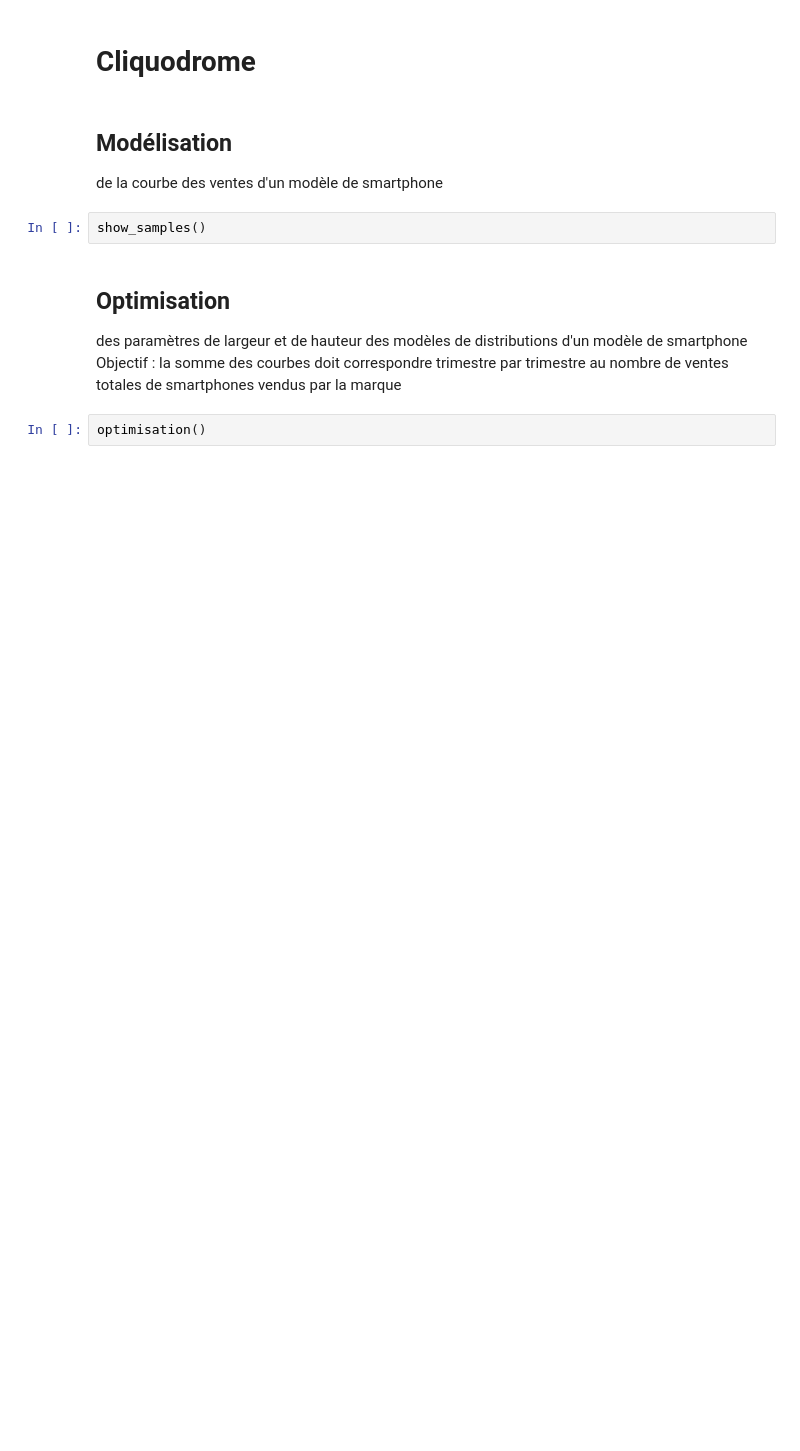
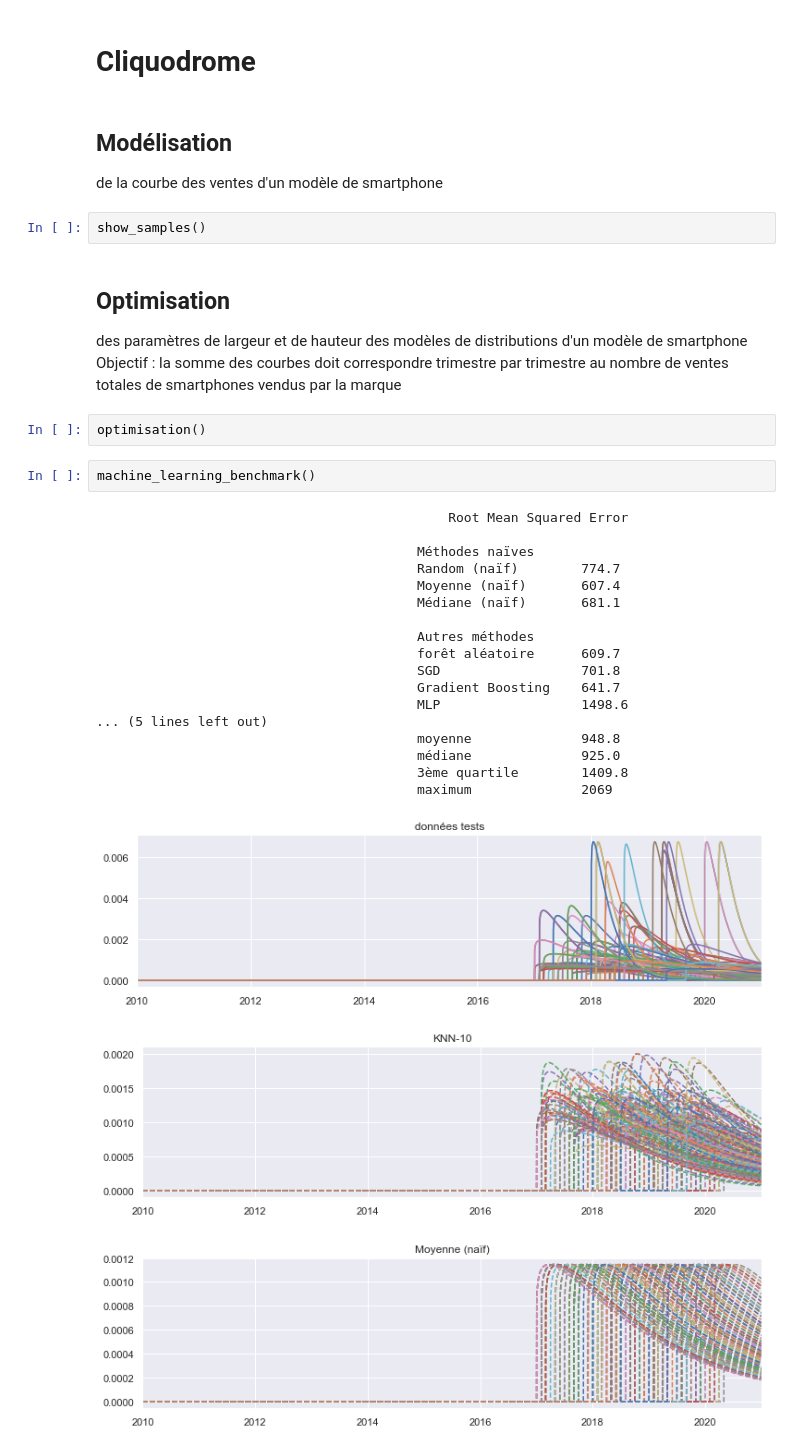
Before and after one commit to usernamedjpris/obsolescence_prediction, a Jupyter notebook: application.ipynb, the cells around one changed output. Cells and saved outputs as stored; diff of their text form; blank space fills up the shorter version.

Commit message:
premier jet affichage benchmark

```diff
--- a/application.ipynb
+++ b/application.ipynb
@@ -390,3 +663,26 @@ des paramètres de largeur et de hauteur des modèles de distributions d'un mod
 Objectif : la somme des courbes doit correspondre trimestre par trimestre au nombre de ventes totales de smartphones vendus par la marque
 # %%
 optimisation()
+# %%
+machine_learning_benchmark()
+# %% [output]
+                                             Root Mean Squared Error
+
+                                         Méthodes naïves
+                                         Random (naïf)        774.7
+                                         Moyenne (naïf)       607.4
+                                         Médiane (naïf)       681.1
+
+                                         Autres méthodes
+                                         forêt aléatoire      609.7
+                                         SGD                  701.8
+                                         Gradient Boosting    641.7
+                                         MLP                  1498.6
+... (5 lines left out)
+                                         moyenne              948.8
+                                         médiane              925.0
+                                         3ème quartile        1409.8
+                                         maximum              2069
+[figure, added]
+[figure, added]
+[figure, added]
```
Also changed, not shown: parts of 4 cells of this notebook.
